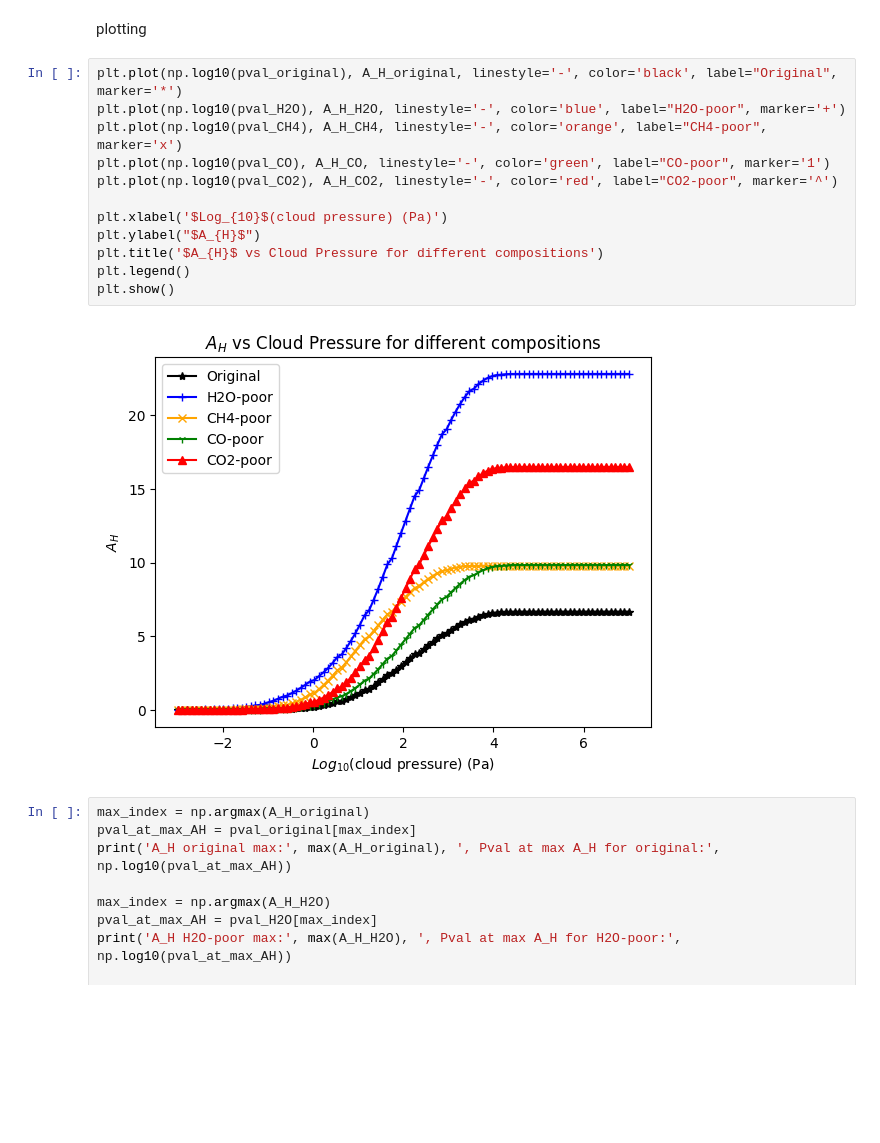
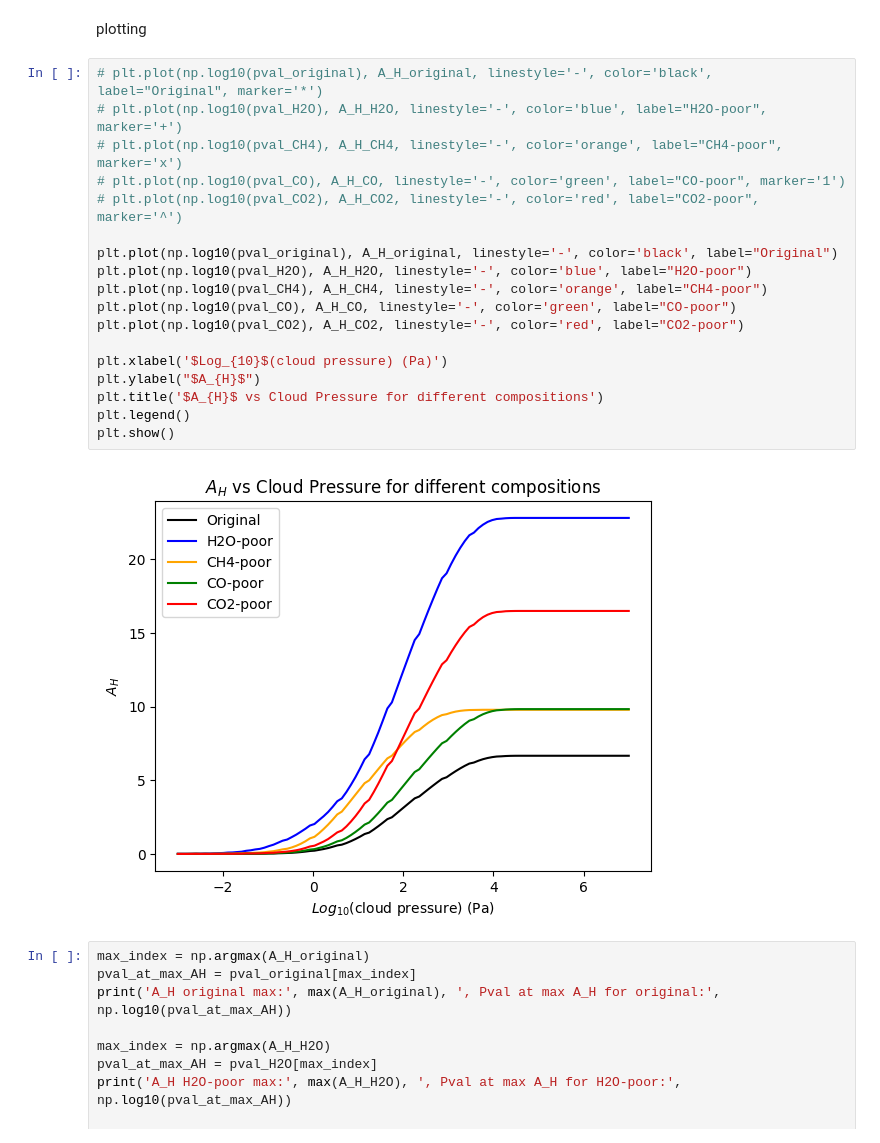
Before and after one commit to JackDavidMaher/Group-Studies---Exoplanets, a Jupyter notebook: Notebooks/Evelyn.ipynb, the cells around one changed output. Cells and saved outputs as stored; diff of their text form; blank space fills up the shorter version.

Commit message:
edits to graphs

```diff
--- a/Notebooks/Evelyn.ipynb
+++ b/Notebooks/Evelyn.ipynb
@@ -1529,19 +1529,25 @@ pval_CO2 = pval.copy()
 # %% [markdown]
 plotting
 # %%
-plt.plot(np.log10(pval_original), A_H_original, linestyle='-', color='black', label="Original", marker='*')
-plt.plot(np.log10(pval_H2O), A_H_H2O, linestyle='-', color='blue', label="H2O-poor", marker='+')
-plt.plot(np.log10(pval_CH4), A_H_CH4, linestyle='-', color='orange', label="CH4-poor", marker='x')
-plt.plot(np.log10(pval_CO), A_H_CO, linestyle='-', color='green', label="CO-poor", marker='1')
-plt.plot(np.log10(pval_CO2), A_H_CO2, linestyle='-', color='red', label="CO2-poor", marker='^')
+# plt.plot(np.log10(pval_original), A_H_original, linestyle='-', color='black', label="Original", marker='*')
+# plt.plot(np.log10(pval_H2O), A_H_H2O, linestyle='-', color='blue', label="H2O-poor", marker='+')
+# plt.plot(np.log10(pval_CH4), A_H_CH4, linestyle='-', color='orange', label="CH4-poor", marker='x')
+# plt.plot(np.log10(pval_CO), A_H_CO, linestyle='-', color='green', label="CO-poor", marker='1')
+# plt.plot(np.log10(pval_CO2), A_H_CO2, linestyle='-', color='red', label="CO2-poor", marker='^')
+
+plt.plot(np.log10(pval_original), A_H_original, linestyle='-', color='black', label="Original")
+plt.plot(np.log10(pval_H2O), A_H_H2O, linestyle='-', color='blue', label="H2O-poor")
+plt.plot(np.log10(pval_CH4), A_H_CH4, linestyle='-', color='orange', label="CH4-poor")
+plt.plot(np.log10(pval_CO), A_H_CO, linestyle='-', color='green', label="CO-poor")
+plt.plot(np.log10(pval_CO2), A_H_CO2, linestyle='-', color='red', label="CO2-poor")
 
 plt.xlabel('$Log_{10}$(cloud pressure) (Pa)')
 plt.ylabel("$A_{H}$")
 plt.title('$A_{H}$ vs Cloud Pressure for different compositions')
 plt.legend()
 plt.show()
 # %% [output]
-[figure, old version]
+[figure, new version]
 # %%
 max_index = np.argmax(A_H_original)
 pval_at_max_AH = pval_original[max_index]
```
Also changed, not shown: 2 other files.
